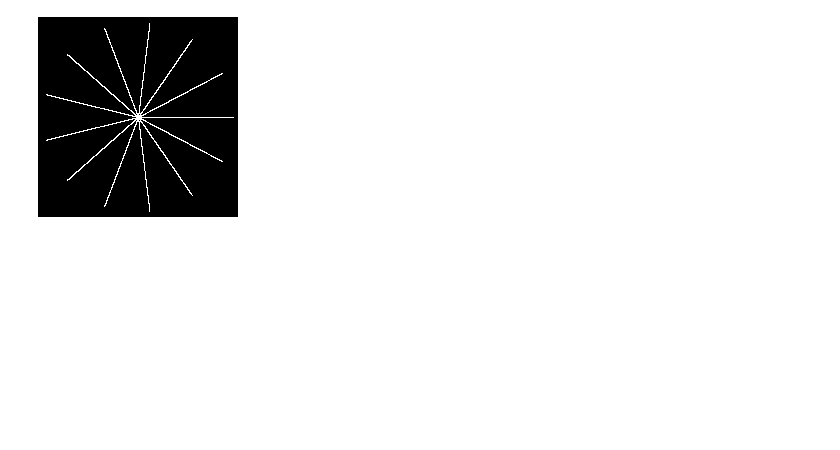
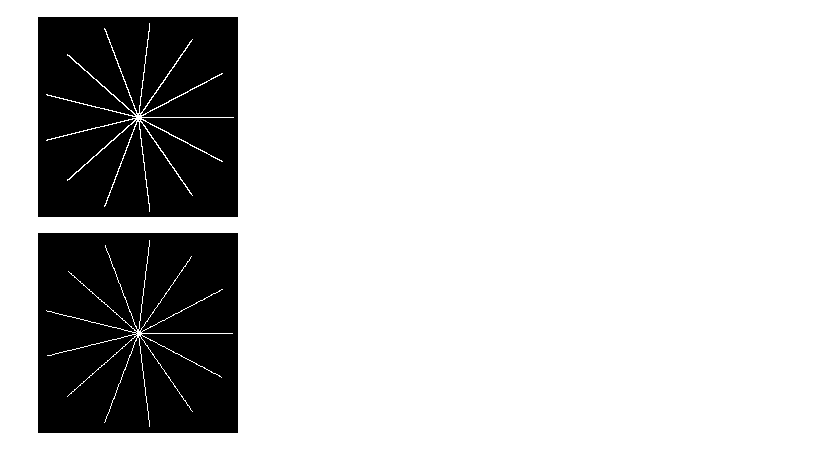
Before and after one commit to CrucifiedOnTheCross/ComputerGraphics, a Jupyter notebook: Lab1.ipynb, the cells around one changed output. Cells and saved outputs as stored; diff of their text form; code cells hidden in the pictures; blank space fills up the shorter version.

```diff
--- a/Lab1.ipynb
+++ b/Lab1.ipynb
@@ -12,12 +12,32 @@ def dotted_line(image, x0, y0, x1, y1, count, color):
         y = round((1.0 - t) * y0 + t * y1)
         image[y, x] = color
 # %%
+ar = np.full((200, 200), fill_value=0, dtype=np.uint8)
 for i in range(13):
-    alpha = (2 * pi * i) / 13
-    dotted_line(ar, 100, 100, 100 + 95 * cos(alpha), 100 + 95 * sin(alpha), 1000, (255))
+    alpha = (2 * math.pi * i) / 13
+    dotted_line(ar, 100, 100, 100 + 95 * math.cos(alpha), 100 + 95 * math.sin(alpha), 1000, (255))
 
 img = Image.fromarray(ar, mode="L")
-img.save("a.jpg")
+img.save("a_1.jpg")
 img
 # %% [output]
 [figure]
+# %%
+def dotted_line(image, x0, y0, x1, y1, color):
+    count = math.sqrt((x0 - x1) ** 2 + (y0 - y1) ** 2)
+    step = 1.0 / count
+    for t in np.arange(0, 1, step):
+        x = round((1.0 - t) * x0 + t * x1)
+        y = round((1.0 - t) * y0 + t * y1)
+        image[y, x] = color
+# %%
+ar = np.full((200, 200), fill_value=0, dtype=np.uint8)
+for i in range(13):
+    alpha = (2 * pi * i) / 13
+    dotted_line(ar, 100, 100, 100 + 95 * cos(alpha), 100 + 95 * sin(alpha), (255))
+
+img = Image.fromarray(ar, mode="L")
+img.save("a_2.jpg")
+img
+# %% [output]
+[figure, added]
```
Also changed, not shown: parts of 9 cells of this notebook, 7 other files.
